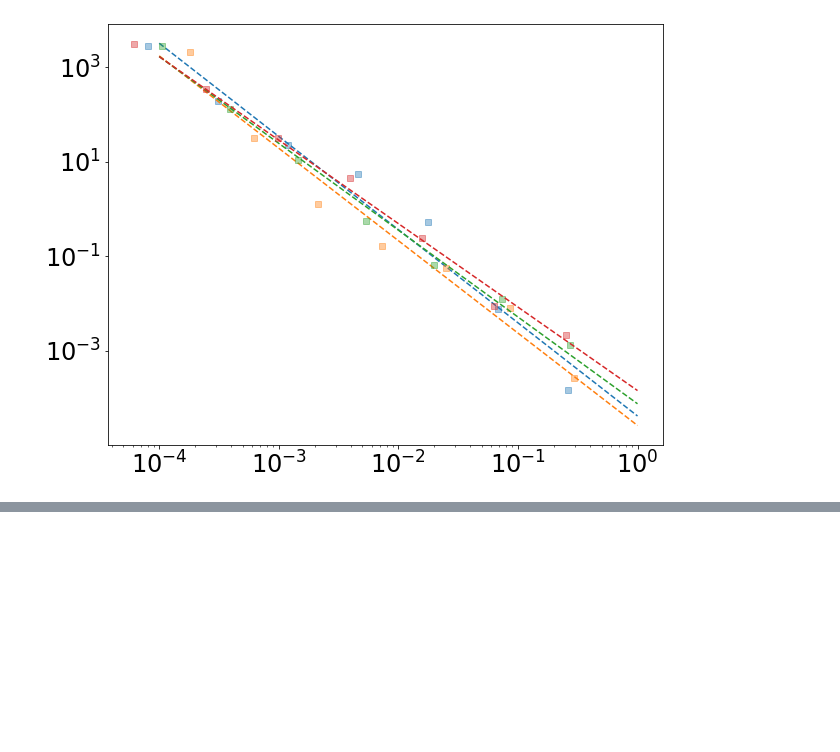
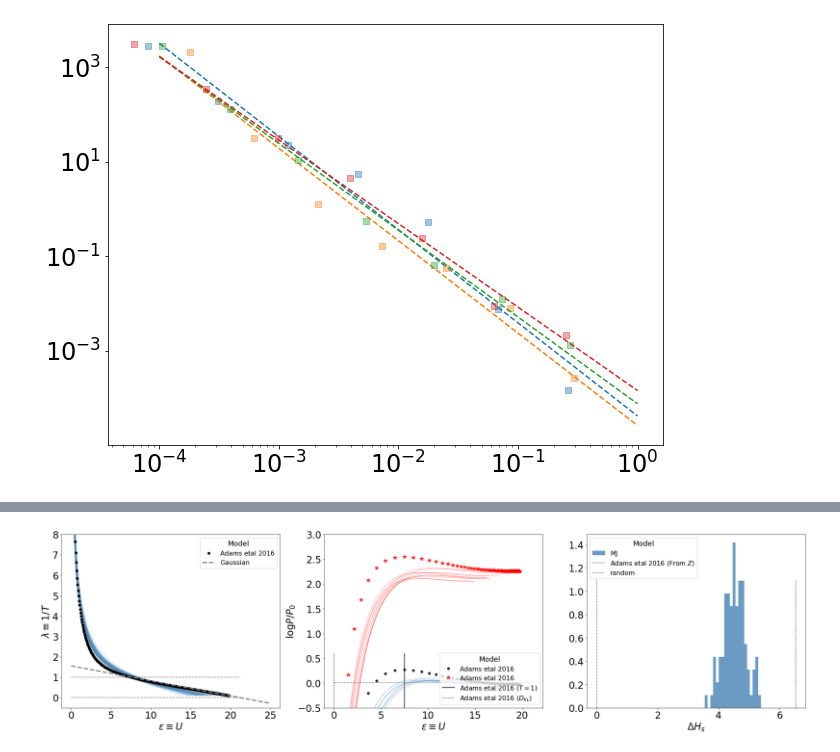
Before and after one commit to rmorantovar/Immune_System, a Jupyter notebook: Jupyter_Notebooks/6_Data.ipynb, the cells around one changed output, grey strips where cells are left out. Cells and saved outputs as stored; diff of their text form; code cells hidden in the pictures; blank space fills up the shorter version.

```diff
--- a/Jupyter_Notebooks/6_Data.ipynb
+++ b/Jupyter_Notebooks/6_Data.ipynb
@@ -110,0 +260,94 @@ my_plot_layout(ax=ax, yscale = 'log', xscale = 'log')
+# %%
+Tmin = .001
+Tmax = 10
+
+es = np.linspace(0, 25, 100)
+de = es[1]-es[0]
+#e0 = mean_lowest_effect
+#d = d_eff
+L = 10
+Ts = np.linspace(Tmin, Tmax, 100000)
+fig, ax = plt.subplots(1, 3, figsize=(36,8), gridspec_kw={'left':0.18})
+Hs_shannon = np.array([])
+for n in np.arange(100):
+    antigen_seq = np.random.randint(0, len(Alphabet), L)
+    PWM = M2[:,antigen_seq]
+    for i in np.arange(L):
+        PWM[:,i]-=np.min(PWM[:,i], axis=0)
+    Us_bar = np.sum([np.mean(PWM[:,i]) for i in range(len(PWM[0,:]))])
+    Us_var = np.sum([np.var(PWM[:,i]) for i in range(len(PWM[0,:]))])
+    F_PWM = -Ts*np.log(Z_PWM(PWM, Ts))
+    Us = F_PWM[:-1]-Ts[:-1]*(np.diff(F_PWM)/np.diff(Ts))
+    lambdas = 1/Ts[:-1]
+    ax[0].plot(Us, lambdas, linewidth = 1, alpha = .2, linestyle = '-', color = 'steelblue')
+    #----------------------------------------------------------------------
+    dU = np.diff(Us)
+    H = np.cumsum(lambdas[:-1]*dU)
+    Q = np.exp(H)/np.sum(np.exp(H)*dU)
+    #ax.plot(Us[:-1], H, linestyle = '--')
+    H_random = -(Us[:-1]-Us_bar)**2/(2*Us_var) + L*np.log(20) - 0.5*np.log(2*np.pi*Us_var)
+    P0 = np.exp(H_random)/np.sum(np.exp(H_random)*dU)
+    #ax.plot(Us, H_random, linestyle = ':')
+    if(n%10==0):
+        ax[1].plot(Us[:-1][::100], np.log(Q/P0)[::100], linewidth = 1, alpha = .4, linestyle = '-', color = 'steelblue')
+        ax[1].plot(Us[:-1][::100], (H-H_random)[::100], linewidth = 1, alpha = .4, linestyle = '-', color = 'red')
+    #----------------------------------------------------------------------
+    PWM_exp = np.exp(PWM)
+    for i in np.arange(L):
+        PWM_exp[:, i]=PWM_exp[:, i]/np.sum(PWM_exp[:, i])
+    H_shannon = 0
+    for i in np.arange(L):
+        H_shannon+=(np.sum(-PWM_exp[:,i]*np.log(PWM_exp[:,i])))
+    Hs_shannon = np.append(Hs_shannon, H_shannon)
+    #----------------------------------------------------------------------
+ax[2].hist(L*np.log2(20) - Hs_shannon/np.log(2) , bins = 20, density=True, label = 'MJ', color = 'steelblue', alpha = .8)
+#----------------------------------------------------------------------
+#----------------------------------------------------------------------
+Us_bar = np.sum([np.mean(PWM_H1_data[:,i]) for i in range(len(PWM_H1_data[0,:]))])
+Us_var = np.sum([np.var(PWM_H1_data[:,i]) for i in range(len(PWM_H1_data[0,:]))])
+F_PWM = -Ts*np.log(Z_PWM(PWM_H1_data, Ts))
+Us = F_PWM[:-1]-Ts[:-1]*(np.diff(F_PWM)/np.diff(Ts))
+lambdas = 1/Ts[:-1]
+ax[0].plot(Us[::100], lambdas[::100], linewidth = 2, alpha = 1, linestyle = '',marker = 'o', color = 'black', label = 'Adams etal 2016')
+#----------------------------------------------------------------------
+dU = np.diff(Us)
+H = np.cumsum(lambdas[:-1]*dU)
+Q = np.exp(H)/np.sum(np.exp(H)*dU)
+#ax.plot(Us[:-1], H, linestyle = '--')
+H_random = -(Us[:-1]-Us_bar)**2/(2*Us_var) + L*np.log(20) - 0.5*np.log(2*np.pi*Us_var)
+P0 = np.exp(H_random)/np.sum(np.exp(H_random)*dU)
+#ax.plot(Us, H_random, linestyle = ':')
+KL_D = np.sum(np.log(Q/P0)*Q*dU)
+KL_D2 = np.sum((H-H_random)*dU*Q)
+ax[1].plot(Us[:-1][::1000], np.log(Q/P0)[::1000], linewidth = 2, alpha = .8, linestyle = '',marker = 'o', color = 'black', label = 'Adams etal 2016')
+ax[1].plot(Us[:-1][::1000], (H-H_random)[::1000], linewidth = 2, alpha = .8, linestyle = '',marker = '*', ms = 10, color = 'red', label = 'Adams etal 2016')
+#----------------------------------------------------------------------
+PWM_data_exp = np.exp(PWM_H3_data)
+for i in np.arange(L):
+    PWM_data_exp[:, i]=PWM_data_exp[:, i]/np.sum(PWM_data_exp[:, i])
+H_shannon = 0
+for i in np.arange(L):
+    H_shannon+=(np.sum(-PWM_data_exp[:,i]*np.log(PWM_data_exp[:,i])))
+
+ax[2].vlines([L*np.log2(20) - H_shannon/np.log(2)], 0, 1.1, colors = ['black'], linestyles = [':'], label = r'Adams etal 2016 (From $Z$)')
+#ax[2].vlines([-np.sum(KL_D*dU)/np.log(2)], 0, 1.1, colors = 'black', linestyle= '-', label = r'Adams etal 2016 $(D_{KL})$')
+ax[2].vlines([0], 0, 1.1, colors = ['grey'], linestyles = ['--'], label = 'random')
+print(L*np.log2(20) - H_shannon/np.log(2), 'bits')
+print(-np.sum(KL_D*dU)/np.log(2), 'bits')
+#----------------------------------------------------------------------
+ax[0].plot(es[:], -(es[:]-Us_bar)/(Us_var), label = 'Gaussian', linewidth = 3, color = 'grey', linestyle = '--')
+ax[0].hlines([0, 1], 0, Us_bar, color = 'grey', linestyle = '--')
+ax[0].legend(loc = 0, fontsize = 16, title = r'Model', title_fontsize = 18)
+ax[0].set_ylim(-.5, 8)
+my_plot_layout(ax=ax[0], xscale = 'linear', yscale = 'linear', ylabel = '$\lambda\equiv 1/T$', xlabel = r'$\epsilon\equiv U$')
+#----------------------------------------------------------------------
+ax[1].hlines([0], 0, Us_bar, color = 'grey', linestyle = '--')
+ax[1].vlines(Us[np.where(lambdas<1)][0], -.5, .6, color = 'black', linestyle = '-', label = r'Adams etal 2016 ($T=1$)')
+ax[1].vlines(Us[np.where(KL_D==np.max(KL_D))][0], -.5, .6, color = 'black', linestyle = ':', label = r'Adams etal 2016 $(D_{KL})$')
+my_plot_layout(ax=ax[1], xscale = 'linear', yscale = 'linear', ylabel = '$\log{P/P_0}$', xlabel = r'$\epsilon\equiv U$')
+ax[1].legend(loc = 4, fontsize = 16, title = r'Model', title_fontsize = 18)
+ax[1].set_ylim(-.5, 3);
+#----------------------------------------------------------------------
+my_plot_layout(ax=ax[2], xscale = 'linear', yscale = 'linear', xlabel = '$\Delta H_s$')
+ax[2].legend(loc = 2, fontsize = 16, title = r'Model', title_fontsize = 18)
+# %% [output]
@@ -110,0 +357 @@ my_plot_layout(ax=ax, yscale = 'log', xscale = 'log')
+[figure, added]
```
Also changed, not shown: parts of 8 cells of this notebook, 25 other files.
